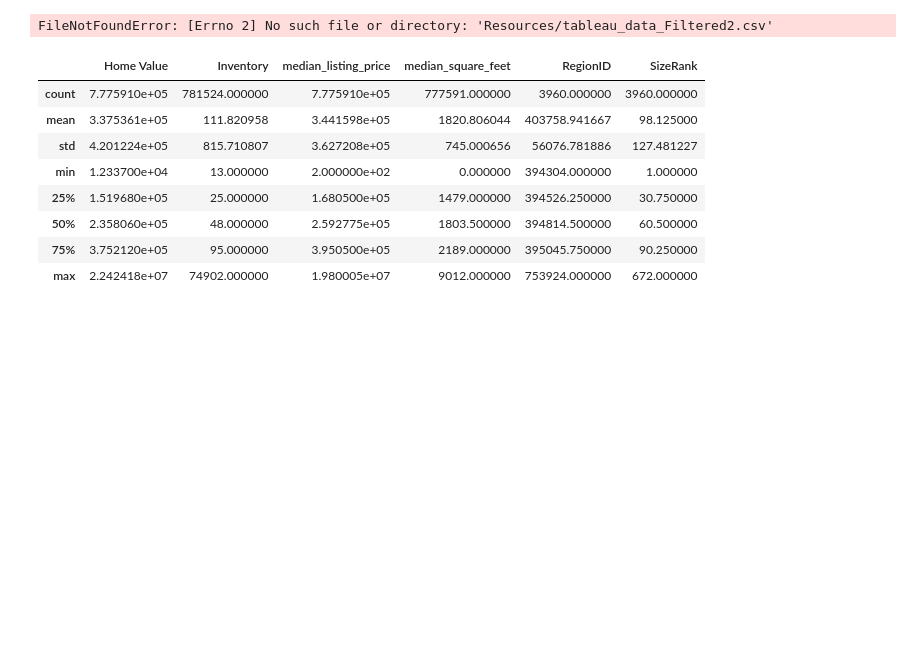
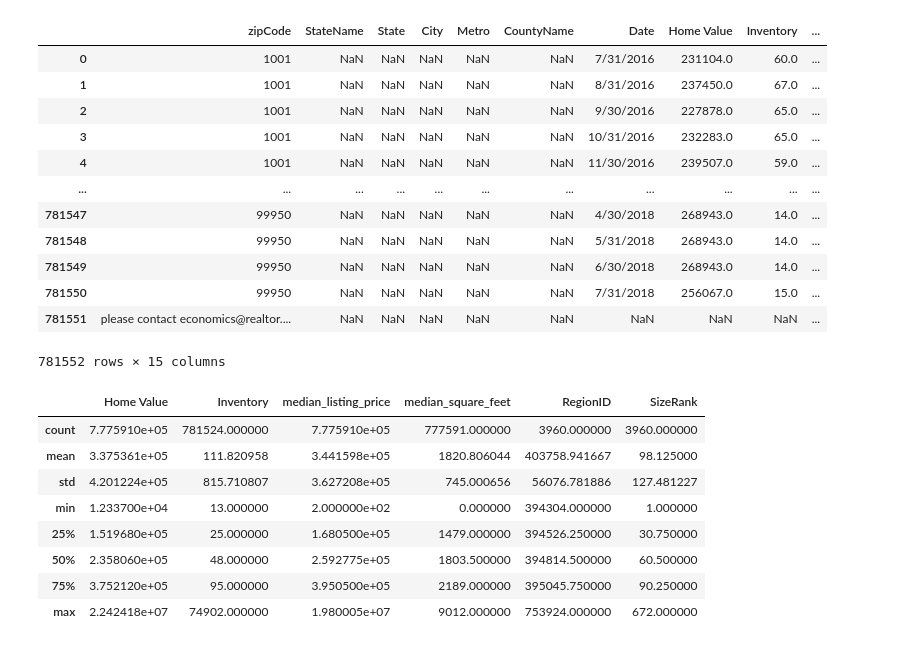
Before and after one commit to EGeorge2021r/Fintech5Falcons, a Jupyter notebook: Resources/demo_estate_data.ipynb, the cells around one changed output. Cells and saved outputs as stored; diff of their text form; code cells hidden in the pictures; blank space fills up the shorter version.

```diff
--- a/Resources/demo_estate_data.ipynb
+++ b/Resources/demo_estate_data.ipynb
@@ -8,14 +8,26 @@ import os
 # %%
 # Using the read_csv function and Path module, create a DataFrame
 # by importing the sfo_neighborhoods_census_data.csv file from the Resources folder
 demo_estate_data_df = pd.read_csv(
-    Path('./Resources/tableau_data_Filtered2.csv')
+    Path('tableau_data_Filtered2.csv')
 )
 
 # Review the first and last five rows of the DataFrame
 demo_estate_data_df
 # %% [output]
+|  | zipCode | StateName | State | City | Metro | CountyName | Date | Home Value | Inventory | ... |
+| 0 | 1001 | NaN | NaN | NaN | NaN | NaN | 7/31/2016 | 231104.0 | 60.0 | ... |
+| 1 | 1001 | NaN | NaN | NaN | NaN | NaN | 8/31/2016 | 237450.0 | 67.0 | ... |
+| 2 | 1001 | NaN | NaN | NaN | NaN | NaN | 9/30/2016 | 227878.0 | 65.0 | ... |
+| 3 | 1001 | NaN | NaN | NaN | NaN | NaN | 10/31/2016 | 232283.0 | 65.0 | ... |
+| 4 | 1001 | NaN | NaN | NaN | NaN | NaN | 11/30/2016 | 239507.0 | 59.0 | ... |
+| ... | ... | ... | ... | ... | ... | ... | ... | ... | ... | ... |
+| 781547 | 99950 | NaN | NaN | NaN | NaN | NaN | 4/30/2018 | 268943.0 | 14.0 | ... |
+| 781548 | 99950 | NaN | NaN | NaN | NaN | NaN | 5/31/2018 | 268943.0 | 14.0 | ... |
+| 781549 | 99950 | NaN | NaN | NaN | NaN | NaN | 6/30/2018 | 268943.0 | 14.0 | ... |
+| 781550 | 99950 | NaN | NaN | NaN | NaN | NaN | 7/31/2018 | 256067.0 | 15.0 | ... |
+| 781551 | please contact economics@realtor.... | NaN | NaN | NaN | NaN | NaN | NaN | NaN | NaN | ... |
-FileNotFoundError: [Errno 2] No such file or directory: 'Resources/tableau_data_Filtered2.csv'
+781552 rows × 15 columns
 # %%
 demo_estate_data_df.describe()
 # %% [output]
```
Also changed, not shown: parts of 1 cell of this notebook.
